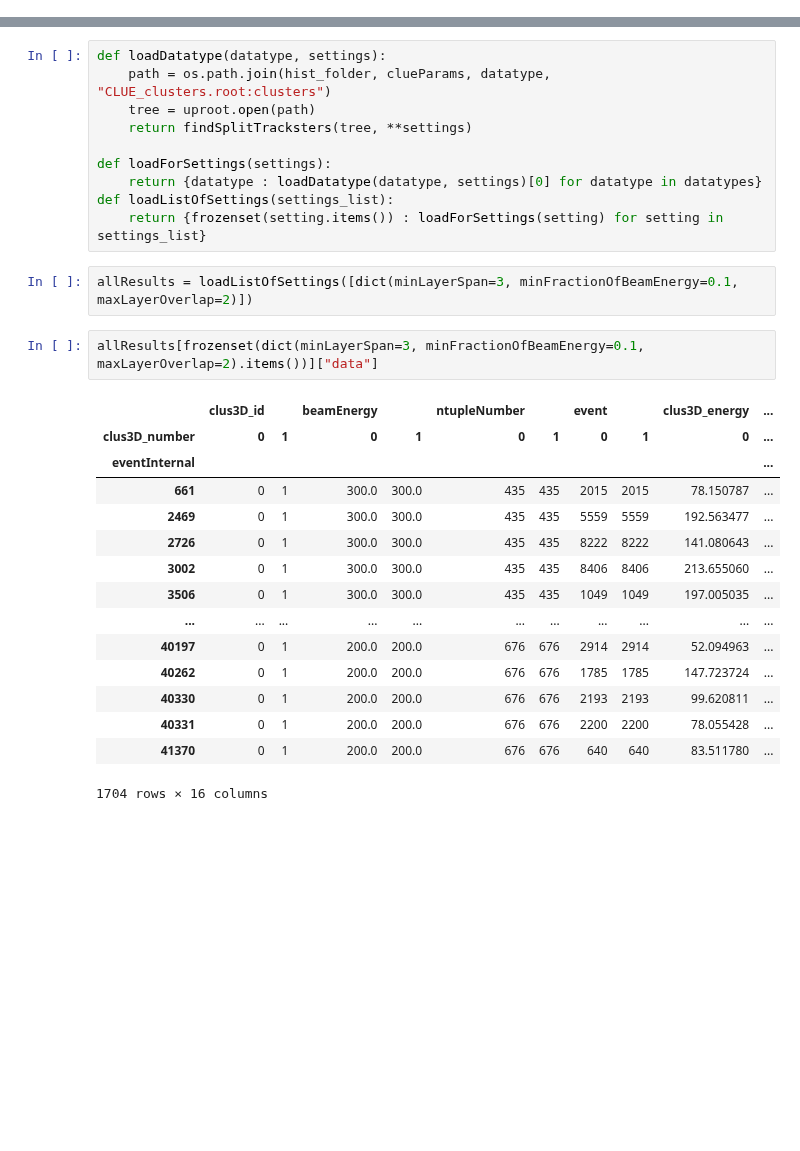
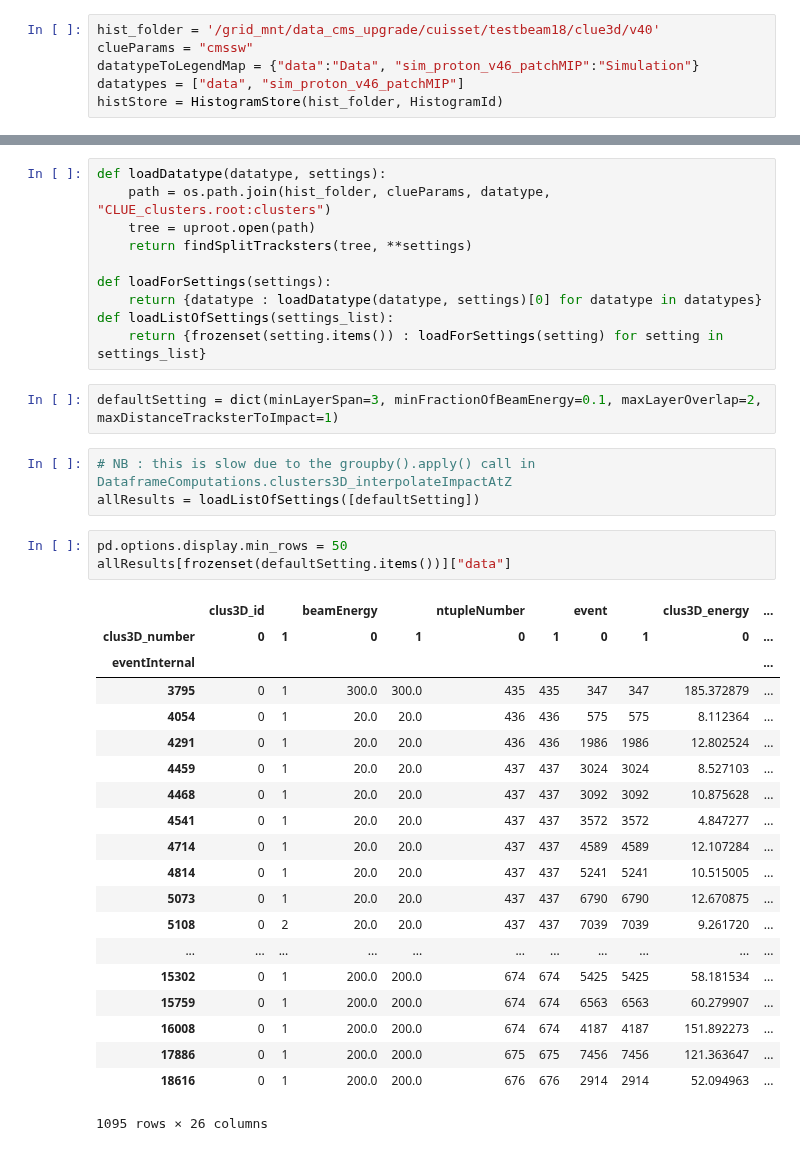
Before and after one commit to tcuisset/HgcalClue3DClusteringPlotting, a Jupyter notebook: locateEvents/splitTracksters.ipynb, the cells around one changed output, grey strips where cells are left out. Saved outputs shown, nothing was run; the diff lists cells and outputs as text; blank space fills up the shorter version.

```diff
--- a/locateEvents/splitTracksters.ipynb
+++ b/locateEvents/splitTracksters.ipynb
@@ -86,4 +94,10 @@ def printSplitTracksters(df:pd.DataFrame):
     new_df = df[["beamEnergy", "ntupleNumber", "event"]].loc[:, (slice(None),0)]
     new_df.columns = new_df.columns.droplevel(1) # remove the extra multiindex column level
     printCsvRowsFromDf(new_df, source="SplitTrackster")
+# %%
+hist_folder = '/grid_mnt/data_cms_upgrade/cuisset/testbeam18/clue3d/v40'
+clueParams = "cmssw"
+datatypeToLegendMap = {"data":"Data", "sim_proton_v46_patchMIP":"Simulation"}
+datatypes = ["data", "sim_proton_v46_patchMIP"]
+histStore = HistogramStore(hist_folder, HistogramId)
 # %%
@@ -104,24 +115,33 @@ def loadForSettings(settings):
 def loadListOfSettings(settings_list):
     return {frozenset(setting.items()) : loadForSettings(setting) for setting in settings_list}
 # %%
-allResults = loadListOfSettings([dict(minLayerSpan=3, minFractionOfBeamEnergy=0.1, maxLayerOverlap=2)])
+defaultSetting = dict(minLayerSpan=3, minFractionOfBeamEnergy=0.1, maxLayerOverlap=2, maxDistanceTracksterToImpact=1)
-# %%
-allResults[frozenset(dict(minLayerSpan=3, minFractionOfBeamEnergy=0.1, maxLayerOverlap=2).items())]["data"]
-# %% [output]
-|  | clus3D_id |  | beamEnergy |  | ntupleNumber |  | event |  | clus3D_energy | ... |
-| clus3D_number | 0 | 1 | 0 | 1 | 0 | 1 | 0 | 1 | 0 | ... |
-| eventInternal |  |  |  |  |  |  |  |  |  | ... |
-| 661 | 0 | 1 | 300.0 | 300.0 | 435 | 435 | 2015 | 2015 | 78.150787 | ... |
-| 2469 | 0 | 1 | 300.0 | 300.0 | 435 | 435 | 5559 | 5559 | 192.563477 | ... |
-| 2726 | 0 | 1 | 300.0 | 300.0 | 435 | 435 | 8222 | 8222 | 141.080643 | ... |
-| 3002 | 0 | 1 | 300.0 | 300.0 | 435 | 435 | 8406 | 8406 | 213.655060 | ... |
-| 3506 | 0 | 1 | 300.0 | 300.0 | 435 | 435 | 1049 | 1049 | 197.005035 | ... |
-| ... | ... | ... | ... | ... | ... | ... | ... | ... | ... | ... |
-| 40197 | 0 | 1 | 200.0 | 200.0 | 676 | 676 | 2914 | 2914 | 52.094963 | ... |
-| 40262 | 0 | 1 | 200.0 | 200.0 | 676 | 676 | 1785 | 1785 | 147.723724 | ... |
-| 40330 | 0 | 1 | 200.0 | 200.0 | 676 | 676 | 2193 | 2193 | 99.620811 | ... |
-| 40331 | 0 | 1 | 200.0 | 200.0 | 676 | 676 | 2200 | 2200 | 78.055428 | ... |
-| 41370 | 0 | 1 | 200.0 | 200.0 | 676 | 676 | 640 | 640 | 83.511780 | ... |
-1704 rows × 16 columns
+# %%
+# NB : this is slow due to the groupby().apply() call in DataframeComputations.clusters3D_interpolateImpactAtZ
+allResults = loadListOfSettings([defaultSetting])
+# %%
+pd.options.display.min_rows = 50
+allResults[frozenset(defaultSetting.items())]["data"]
+# %% [output]
+|  | clus3D_id |  | beamEnergy |  | ntupleNumber |  | event |  | clus3D_energy | ... |
+| clus3D_number | 0 | 1 | 0 | 1 | 0 | 1 | 0 | 1 | 0 | ... |
+| eventInternal |  |  |  |  |  |  |  |  |  | ... |
+| 3795 | 0 | 1 | 300.0 | 300.0 | 435 | 435 | 347 | 347 | 185.372879 | ... |
+| 4054 | 0 | 1 | 20.0 | 20.0 | 436 | 436 | 575 | 575 | 8.112364 | ... |
+| 4291 | 0 | 1 | 20.0 | 20.0 | 436 | 436 | 1986 | 1986 | 12.802524 | ... |
+| 4459 | 0 | 1 | 20.0 | 20.0 | 437 | 437 | 3024 | 3024 | 8.527103 | ... |
+| 4468 | 0 | 1 | 20.0 | 20.0 | 437 | 437 | 3092 | 3092 | 10.875628 | ... |
+| 4541 | 0 | 1 | 20.0 | 20.0 | 437 | 437 | 3572 | 3572 | 4.847277 | ... |
+| 4714 | 0 | 1 | 20.0 | 20.0 | 437 | 437 | 4589 | 4589 | 12.107284 | ... |
+| 4814 | 0 | 1 | 20.0 | 20.0 | 437 | 437 | 5241 | 5241 | 10.515005 | ... |
+| 5073 | 0 | 1 | 20.0 | 20.0 | 437 | 437 | 6790 | 6790 | 12.670875 | ... |
+| 5108 | 0 | 2 | 20.0 | 20.0 | 437 | 437 | 7039 | 7039 | 9.261720 | ... |
+| ... | ... | ... | ... | ... | ... | ... | ... | ... | ... | ... |
+| 15302 | 0 | 1 | 200.0 | 200.0 | 674 | 674 | 5425 | 5425 | 58.181534 | ... |
+| 15759 | 0 | 1 | 200.0 | 200.0 | 674 | 674 | 6563 | 6563 | 60.279907 | ... |
+| 16008 | 0 | 1 | 200.0 | 200.0 | 674 | 674 | 4187 | 4187 | 151.892273 | ... |
+| 17886 | 0 | 1 | 200.0 | 200.0 | 675 | 675 | 7456 | 7456 | 121.363647 | ... |
+| 18616 | 0 | 1 | 200.0 | 200.0 | 676 | 676 | 2914 | 2914 | 52.094963 | ... |
+1095 rows × 26 columns
 # %%
 #printSplitTracksters(splitTrackster_df)
```
Also changed, not shown: parts of 11 cells of this notebook, 17 other files.
